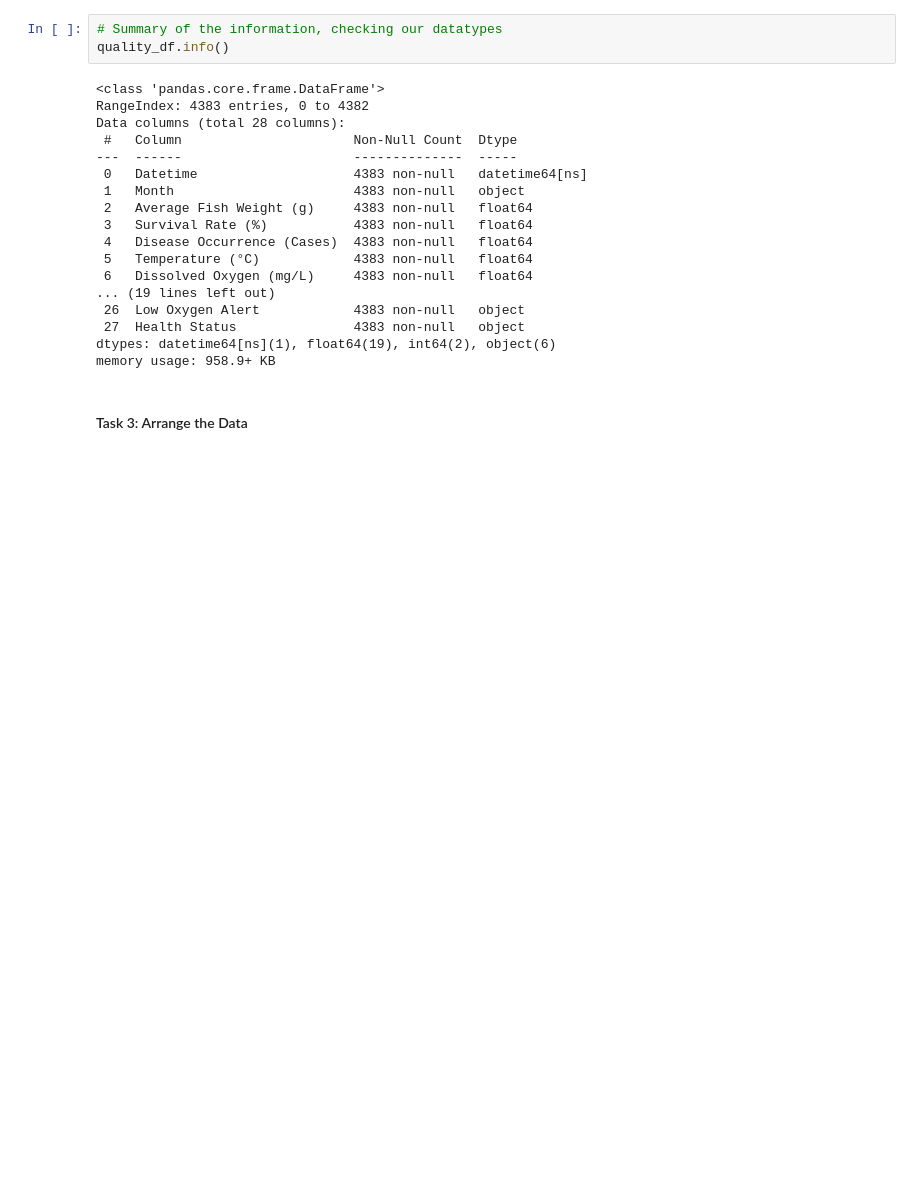
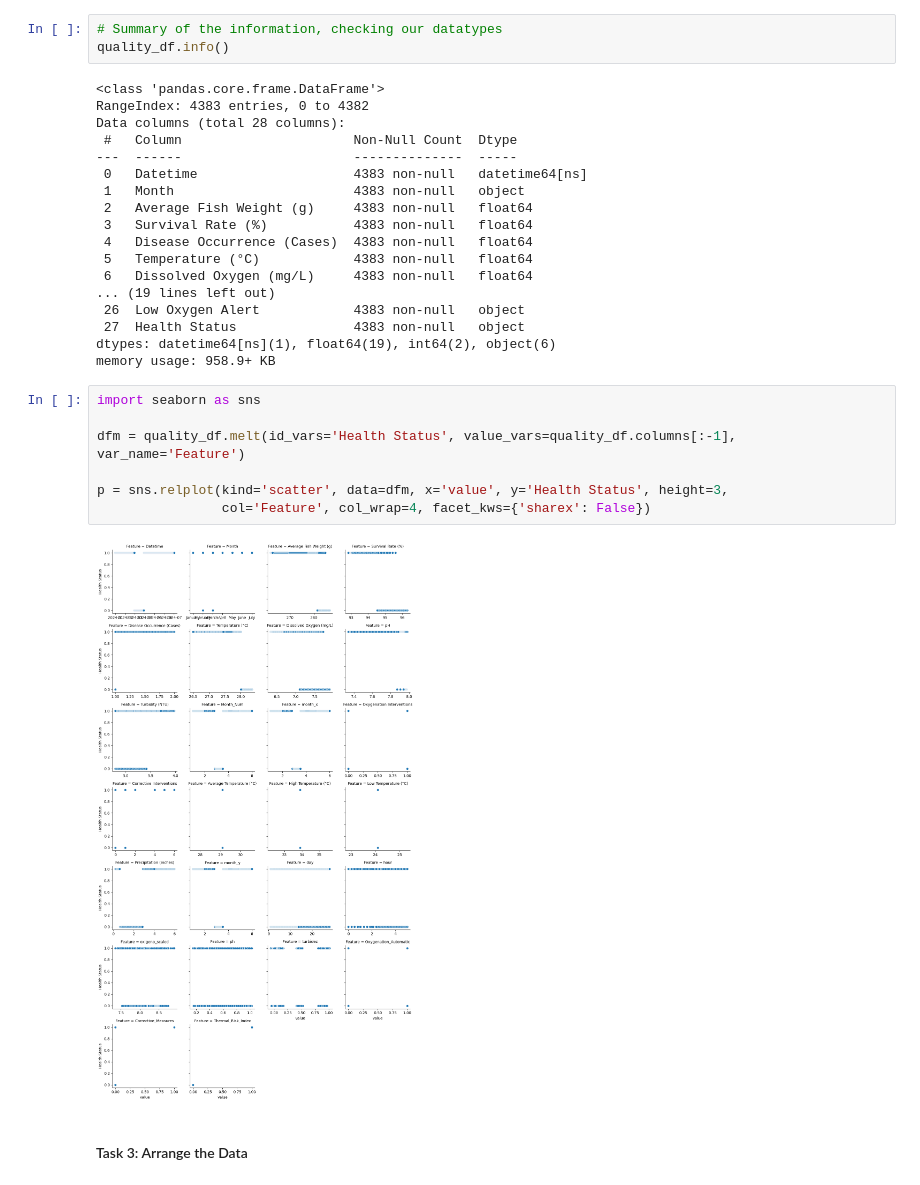
Before and after one commit to aaminah-arif/IoT-Monitoring-of-Water-Quality-and-Tilapia, a Jupyter notebook: Logistic Regression Project.ipynb, the cells around one changed output. Cells and saved outputs as stored; diff of their text form; blank space fills up the shorter version.

```diff
--- a/Logistic Regression Project.ipynb
+++ b/Logistic Regression Project.ipynb
@@ -73,6 +73,15 @@ Data columns (total 28 columns):
  27  Health Status               4383 non-null   object
 dtypes: datetime64[ns](1), float64(19), int64(2), object(6)
 memory usage: 958.9+ KB
+# %%
+import seaborn as sns
+
+dfm = quality_df.melt(id_vars='Health Status', value_vars=quality_df.columns[:-1], var_name='Feature')
+
+p = sns.relplot(kind='scatter', data=dfm, x='value', y='Health Status', height=3,
+                col='Feature', col_wrap=4, facet_kws={'sharex': False})
+# %% [output]
+[figure, added]
 # %% [markdown]
 #### Task 3: Arrange the Data
 # %%
```
Also changed, not shown: parts of 8 cells of this notebook.
